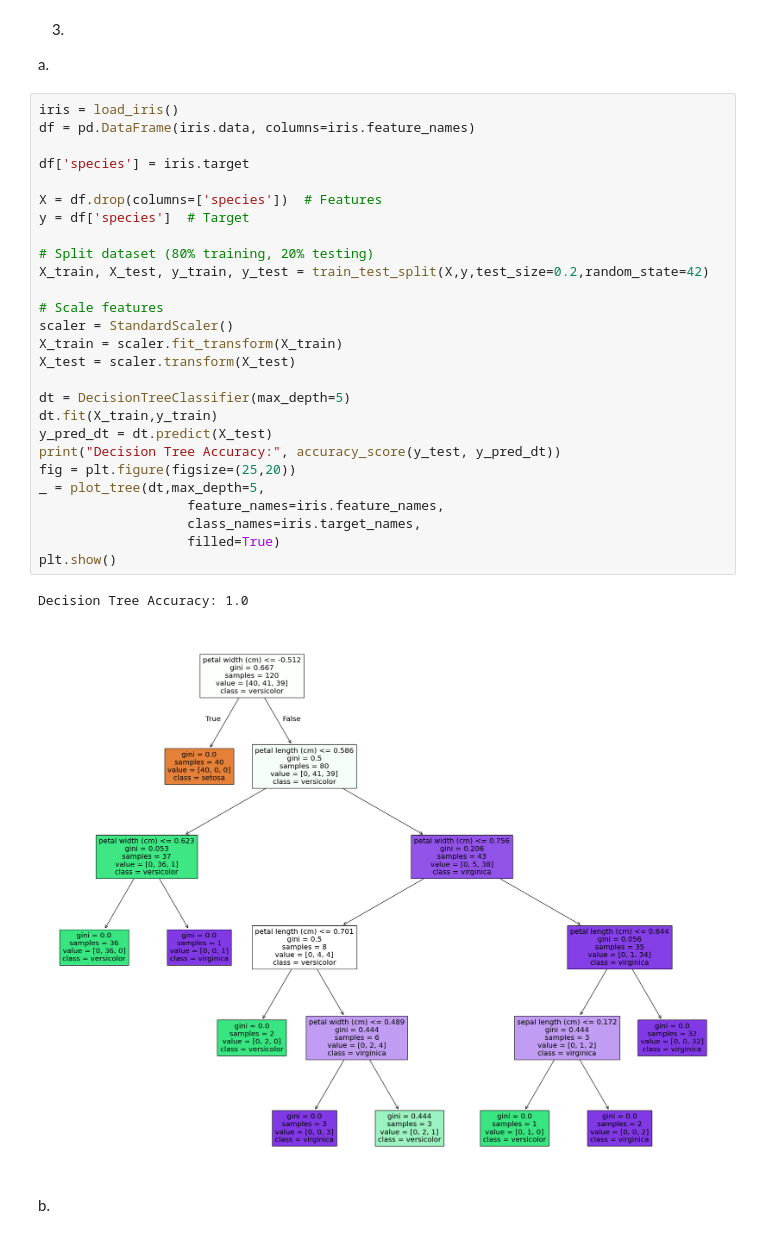
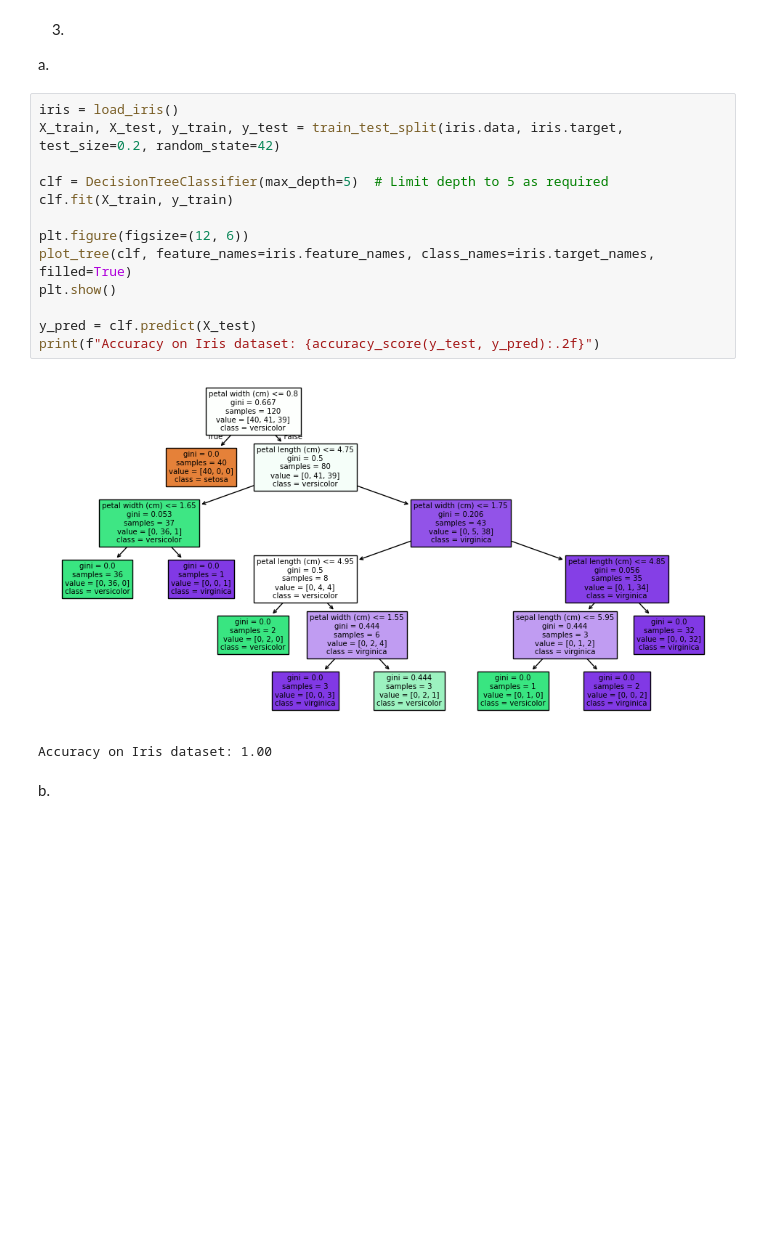
Before and after one commit to linnypham/CSC4850, a Jupyter notebook: a1/hw.ipynb, the cells around one changed output. Drawn from its saved outputs; the diff is of its cells as text; blank space fills up the shorter version.

```diff
--- a/a1/hw.ipynb
+++ b/a1/hw.ipynb
@@ -121,36 +119,22 @@ e. Degree 3 is the best model because it has low training and validation cost. I
 # %% [markdown]
 3.
 a.
-# %%
-iris = load_iris()
-df = pd.DataFrame(iris.data, columns=iris.feature_names)
-
-df['species'] = iris.target
-
-X = df.drop(columns=['species'])  # Features
-y = df['species']  # Target
-
-# Split dataset (80% training, 20% testing)
-X_train, X_test, y_train, y_test = train_test_split(X,y,test_size=0.2,random_state=42)
-
-# Scale features
-scaler = StandardScaler()
-X_train = scaler.fit_transform(X_train)
-X_test = scaler.transform(X_test)
-
-dt = DecisionTreeClassifier(max_depth=5)
-dt.fit(X_train,y_train)
-y_pred_dt = dt.predict(X_test)
-print("Decision Tree Accuracy:", accuracy_score(y_test, y_pred_dt))
-fig = plt.figure(figsize=(25,20))
-_ = plot_tree(dt,max_depth=5,
-                   feature_names=iris.feature_names,
-                   class_names=iris.target_names,
-                   filled=True)
-plt.show()
-# %% [output]
-Decision Tree Accuracy: 1.0
-[figure, removed]
+# %%
+iris = load_iris()
+X_train, X_test, y_train, y_test = train_test_split(iris.data, iris.target, test_size=0.2, random_state=42)
+
+clf = DecisionTreeClassifier(max_depth=5)  # Limit depth to 5 as required
+clf.fit(X_train, y_train)
+
+plt.figure(figsize=(12, 6))
+plot_tree(clf, feature_names=iris.feature_names, class_names=iris.target_names, filled=True)
+plt.show()
+
+y_pred = clf.predict(X_test)
+print(f"Accuracy on Iris dataset: {accuracy_score(y_test, y_pred):.2f}")
+# %% [output]
+[figure, added]
+Accuracy on Iris dataset: 1.00
 # %% [markdown]
 b.
 # %%
```
Also changed, not shown: parts of 6 cells of this notebook.
